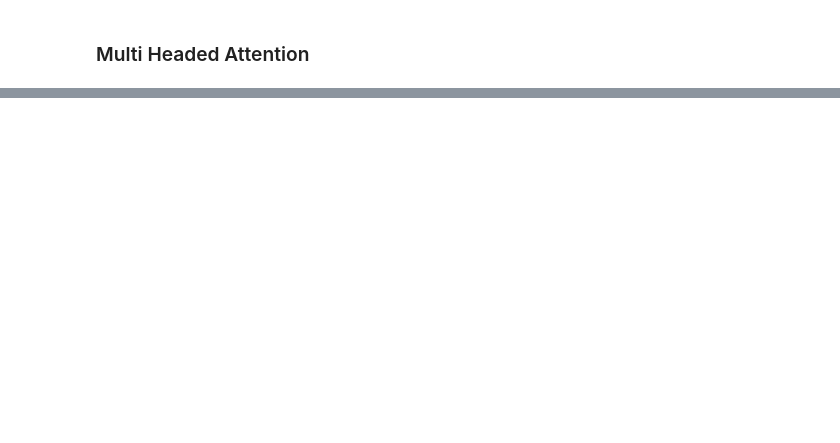
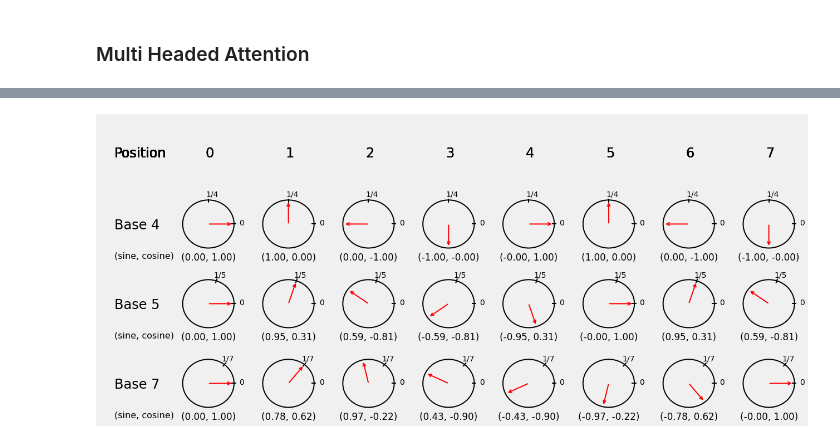
Before and after one commit to tehmeerali786/Deep-Learning-with-PyTorch, a Jupyter notebook: Chapter 9/Deep_Learning_with_PyTorch_Chapter_9_Part_1.ipynb, the cells around one changed output, grey strips where cells are left out. Saved outputs shown, nothing was run; the diff lists cells and outputs as text; code cells hidden in the pictures; blank space fills up the shorter version.

```diff
--- a/Chapter 9/Deep_Learning_with_PyTorch_Chapter_9_Part_1.ipynb
+++ b/Chapter 9/Deep_Learning_with_PyTorch_Chapter_9_Part_1.ipynb
@@ -849,0 +1474,4 @@ class MultiHeadAttention(nn.Module):
+# %%
+fig = encoding_degrees(dims=3, seqs=(4, 5, 7), tot=8)
+# %% [output]
+[figure, added]
```
Also changed, not shown: parts of 188 cells of this notebook.
